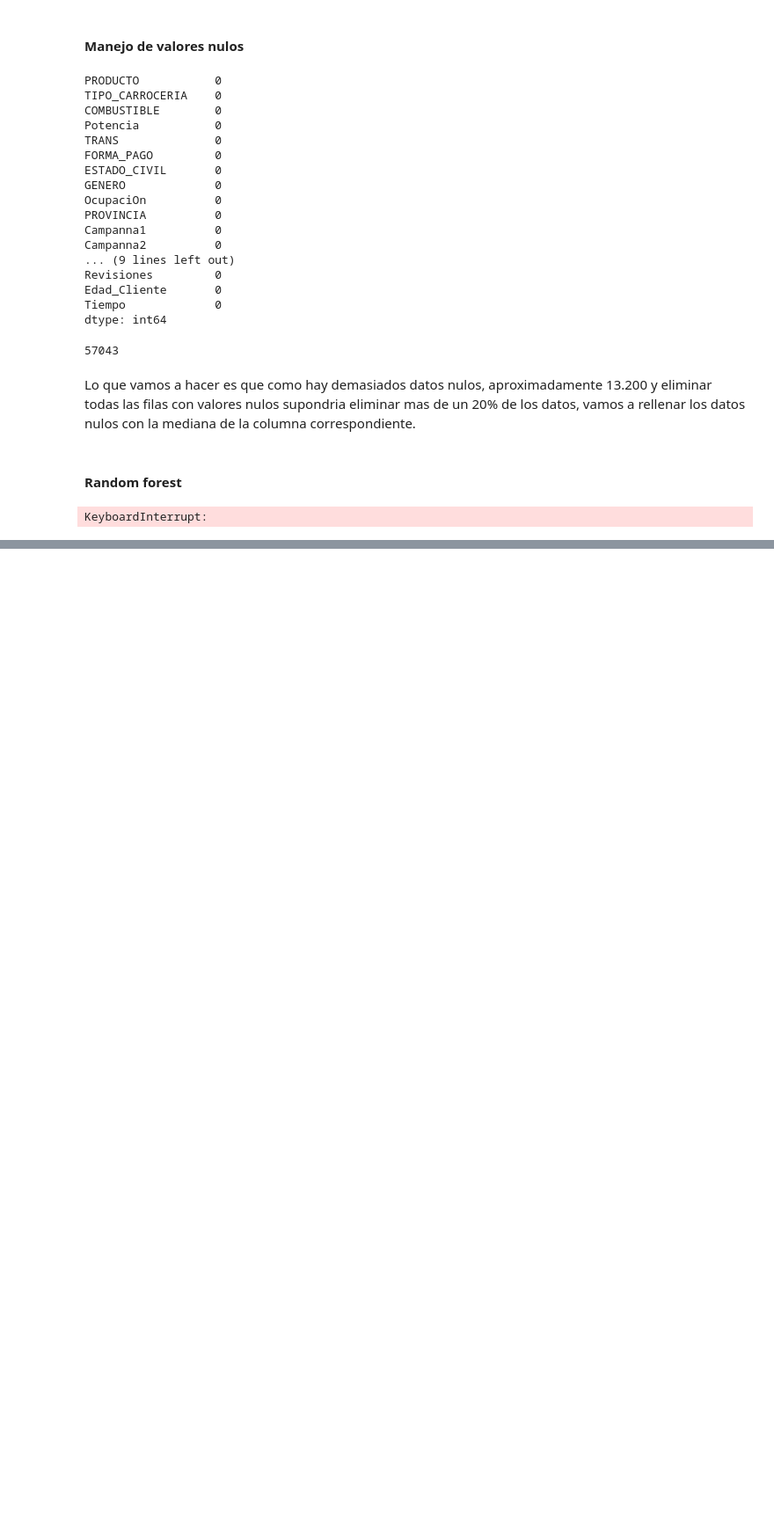
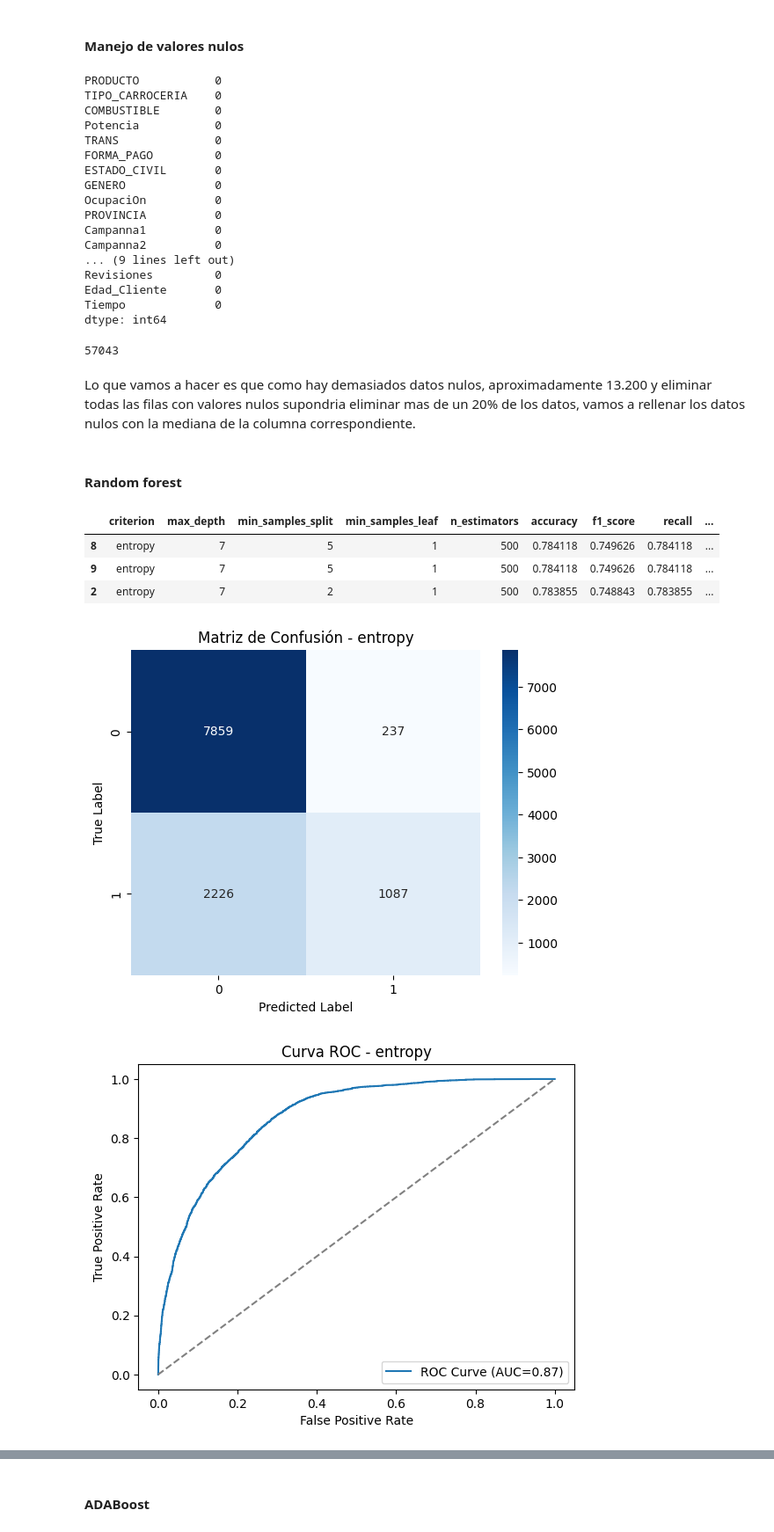
Before and after one commit to seerraa16/IA-LetsGo, a Jupyter notebook: analisis.ipynb, the cells around one changed output, grey strips where cells are left out. Shown at 88% size. Cells and saved outputs as stored; diff of their text form; code cells hidden in the pictures; blank space fills up the shorter version.

```diff
--- a/analisis.ipynb
+++ b/analisis.ipynb
@@ -423,8 +421,8 @@ X_train, X_test, y_train, y_test = train_test_split(X, y, test_size=0.2, random_
 
 # Definir hiperparámetros a iterar
 param_grid = {
-    'n_estimators': [500, 650],
-    'max_depth': [7, 9],
+    'n_estimators': [500],
+    'max_depth': [7],
     'min_samples_split': [2, 5],
     'min_samples_leaf': [1, 3],
     'max_features': ['sqrt'],
@@ -539,31 +537,36 @@ y_pred_proba = best_model.predict_proba(X_test)[:, 1]
 
 # Matriz de Confusión
 plt.figure()
 sns.heatmap(confusion_matrix(y_test, y_pred), annot=True, fmt='d', cmap='Blues')
 plt.xlabel('Predicted Label')
 plt.ylabel('True Label')
 plt.title(f'Matriz de Confusión - {best_model_params["criterion"]}')
 plt.show()
 
 # Curva ROC
 fpr, tpr, _ = roc_curve(y_test, y_pred_proba)
 plt.figure()
 plt.plot(fpr, tpr, label=f"ROC Curve (AUC={roc_auc:.2f})")
 plt.plot([0, 1], [0, 1], linestyle='--', color='gray')
 plt.xlabel('False Positive Rate')
 plt.ylabel('True Positive Rate')
 plt.title(f'Curva ROC - {best_model_params["criterion"]}')
 plt.legend()
 plt.show()
 
 # Curva Precision-Recall
 precision, recall, _ = precision_recall_curve(y_test, y_pred_proba)
 plt.figure()
 plt.plot(recall, precision, label='Precision-Recall Curve')
 plt.xlabel('Recall')
 plt.ylabel('Precision')
 plt.title(f'Curva Precision-Recall - {best_model_params["criterion"]}')
 plt.legend()
 plt.show()
 # %% [output]
-KeyboardInterrupt:
+|  | criterion | max_depth | min_samples_split | min_samples_leaf | n_estimators | accuracy | f1_score | recall | ... |
+| 8 | entropy | 7 | 5 | 1 | 500 | 0.784118 | 0.749626 | 0.784118 | ... |
+| 9 | entropy | 7 | 5 | 1 | 500 | 0.784118 | 0.749626 | 0.784118 | ... |
+| 2 | entropy | 7 | 2 | 1 | 500 | 0.783855 | 0.748843 | 0.783855 | ... |
+[figure, added]
+[figure, added]
@@ -665,0 +574,2 @@ plt.show()
+# %% [markdown]
+#### ADABoost
```
Also changed, not shown: parts of 6 cells of this notebook.
